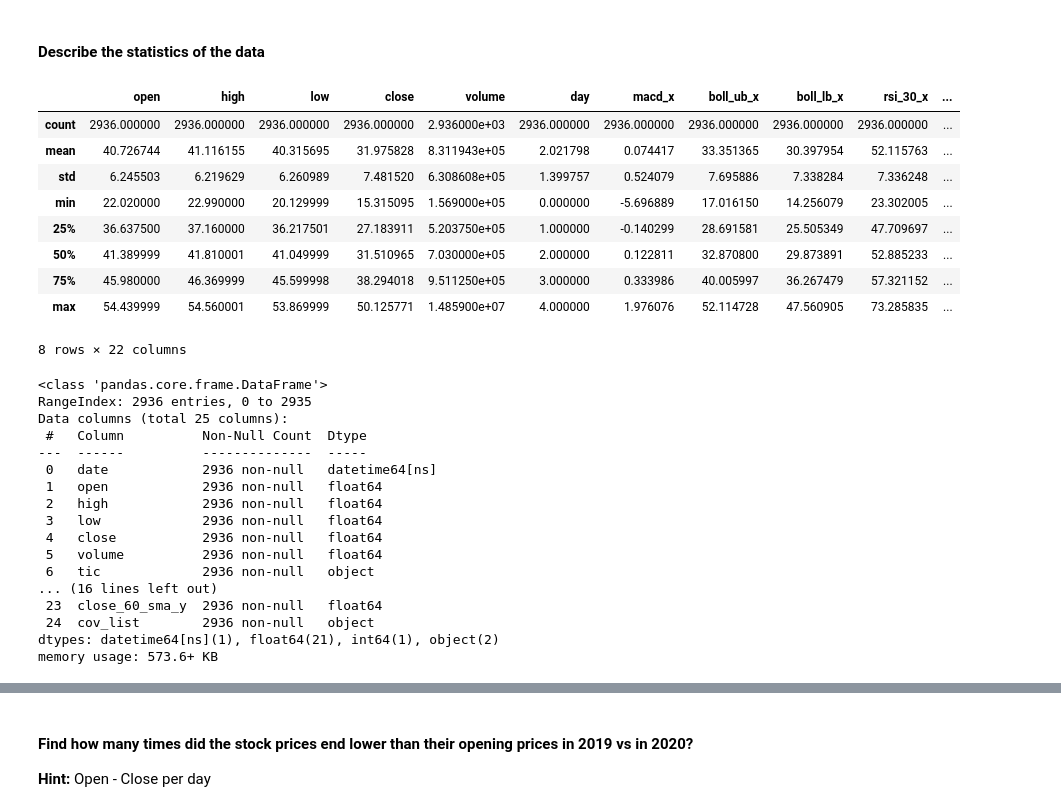
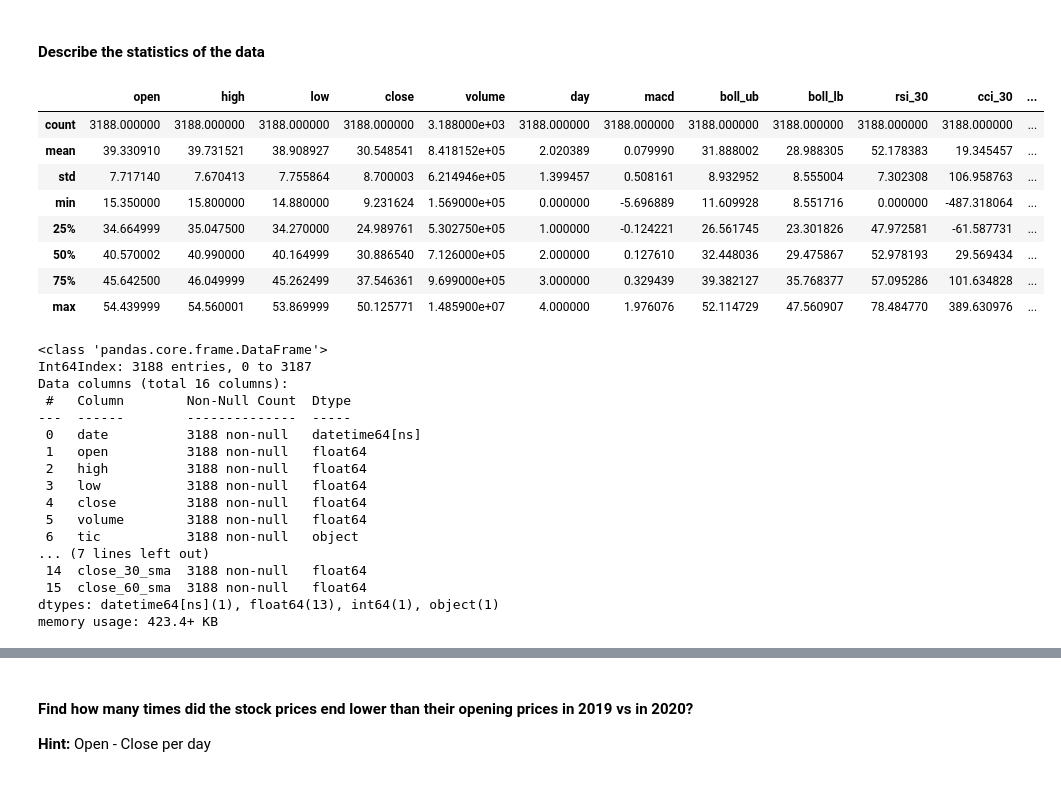
Before and after one commit to srilav/neuralnetwork, a Jupyter notebook: M4_MP5_NB_Stock_Trading_using_DRL_2.ipynb, the cells around one changed output, grey strips where cells are left out. Cells and saved outputs as stored; diff of their text form; code cells hidden in the pictures.

```diff
--- a/M4_MP5_NB_Stock_Trading_using_DRL_2.ipynb
+++ b/M4_MP5_NB_Stock_Trading_using_DRL_2.ipynb
@@ -108,5 +108,5 @@ Hint: [YahooDownloader](https://gist.githubusercontent.com/BruceYanghy/6c3702225
 path = "/content/nifty50list.csv"
 # YOUR CODE HERE
 # %%
-DOW_50_TICKER = pd.read_csv(path)
+NIFTY_50_TICKER = pd.read_csv(path)
 # %%
@@ -147,7 +147,7 @@ end_date = '2021-09-01'
 
 df = YahooDownloader(start_date,
                      end_date,
-                     ticker_list = DOW_50_TICKER.Symbol).fetch_data()
+                     ticker_list = NIFTY_50_TICKER.Symbol+'.NS').fetch_data()
 # %% [output]
 [*********************100%***********************]  1 of 1 completed
 [*********************100%***********************]  1 of 1 completed
@@ -259,36 +289,35 @@ Successfully added technical indicators
 #### Describe the statistics of the data
 # %%
 # YOUR CODE HERE
-df1.describe()
+df.describe()
 # %% [output]
-|  | open | high | low | close | volume | day | macd_x | boll_ub_x | boll_lb_x | rsi_30_x | ... |
-| count | 2936.000000 | 2936.000000 | 2936.000000 | 2936.000000 | 2.936000e+03 | 2936.000000 | 2936.000000 | 2936.000000 | 2936.000000 | 2936.000000 | ... |
-| mean | 40.726744 | 41.116155 | 40.315695 | 31.975828 | 8.311943e+05 | 2.021798 | 0.074417 | 33.351365 | 30.397954 | 52.115763 | ... |
-| std | 6.245503 | 6.219629 | 6.260989 | 7.481520 | 6.308608e+05 | 1.399757 | 0.524079 | 7.695886 | 7.338284 | 7.336248 | ... |
-| min | 22.020000 | 22.990000 | 20.129999 | 15.315095 | 1.569000e+05 | 0.000000 | -5.696889 | 17.016150 | 14.256079 | 23.302005 | ... |
-| 25% | 36.637500 | 37.160000 | 36.217501 | 27.183911 | 5.203750e+05 | 1.000000 | -0.140299 | 28.691581 | 25.505349 | 47.709697 | ... |
-| 50% | 41.389999 | 41.810001 | 41.049999 | 31.510965 | 7.030000e+05 | 2.000000 | 0.122811 | 32.870800 | 29.873891 | 52.885233 | ... |
-| 75% | 45.980000 | 46.369999 | 45.599998 | 38.294018 | 9.511250e+05 | 3.000000 | 0.333986 | 40.005997 | 36.267479 | 57.321152 | ... |
-| max | 54.439999 | 54.560001 | 53.869999 | 50.125771 | 1.485900e+07 | 4.000000 | 1.976076 | 52.114728 | 47.560905 | 73.285835 | ... |
+|  | open | high | low | close | volume | day | macd | boll_ub | boll_lb | rsi_30 | cci_30 | ... |
+| count | 3188.000000 | 3188.000000 | 3188.000000 | 3188.000000 | 3.188000e+03 | 3188.000000 | 3188.000000 | 3188.000000 | 3188.000000 | 3188.000000 | 3188.000000 | ... |
+| mean | 39.330910 | 39.731521 | 38.908927 | 30.548541 | 8.418152e+05 | 2.020389 | 0.079990 | 31.888002 | 28.988305 | 52.178383 | 19.345457 | ... |
+| std | 7.717140 | 7.670413 | 7.755864 | 8.700003 | 6.214946e+05 | 1.399457 | 0.508161 | 8.932952 | 8.555004 | 7.302308 | 106.958763 | ... |
+| min | 15.350000 | 15.800000 | 14.880000 | 9.231624 | 1.569000e+05 | 0.000000 | -5.696889 | 11.609928 | 8.551716 | 0.000000 | -487.318064 | ... |
+| 25% | 34.664999 | 35.047500 | 34.270000 | 24.989761 | 5.302750e+05 | 1.000000 | -0.124221 | 26.561745 | 23.301826 | 47.972581 | -61.587731 | ... |
+| 50% | 40.570002 | 40.990000 | 40.164999 | 30.886540 | 7.126000e+05 | 2.000000 | 0.127610 | 32.448036 | 29.475867 | 52.978193 | 29.569434 | ... |
+| 75% | 45.642500 | 46.049999 | 45.262499 | 37.546361 | 9.699000e+05 | 3.000000 | 0.329439 | 39.382127 | 35.768377 | 57.095286 | 101.634828 | ... |
+| max | 54.439999 | 54.560001 | 53.869999 | 50.125771 | 1.485900e+07 | 4.000000 | 1.976076 | 52.114729 | 47.560907 | 78.484770 | 389.630976 | ... |
-8 rows × 22 columns
 # %%
-df1.info()
+df.info()
 # %% [output]
 <class 'pandas.core.frame.DataFrame'>
-RangeIndex: 2936 entries, 0 to 2935
-Data columns (total 25 columns):
- #   Column          Non-Null Count  Dtype
----  ------          --------------  -----
- 0   date            2936 non-null   datetime64[ns]
- 1   open            2936 non-null   float64
- 2   high            2936 non-null   float64
- 3   low             2936 non-null   float64
- 4   close           2936 non-null   float64
- 5   volume          2936 non-null   float64
- 6   tic             2936 non-null   object
-... (16 lines left out)
- 23  close_60_sma_y  2936 non-null   float64
- 24  cov_list        2936 non-null   object
-dtypes: datetime64[ns](1), float64(21), int64(1), object(2)
-memory usage: 573.6+ KB
+Int64Index: 3188 entries, 0 to 3187
+Data columns (total 16 columns):
+ #   Column        Non-Null Count  Dtype
+---  ------        --------------  -----
+ 0   date          3188 non-null   datetime64[ns]
+ 1   open          3188 non-null   float64
+ 2   high          3188 non-null   float64
+ 3   low           3188 non-null   float64
+ 4   close         3188 non-null   float64
+ 5   volume        3188 non-null   float64
+ 6   tic           3188 non-null   object
+... (7 lines left out)
+ 14  close_30_sma  3188 non-null   float64
+ 15  close_60_sma  3188 non-null   float64
+dtypes: datetime64[ns](1), float64(13), int64(1), object(1)
+memory usage: 423.4+ KB
 # %%
```
Also changed, not shown: parts of 29 cells of this notebook.
